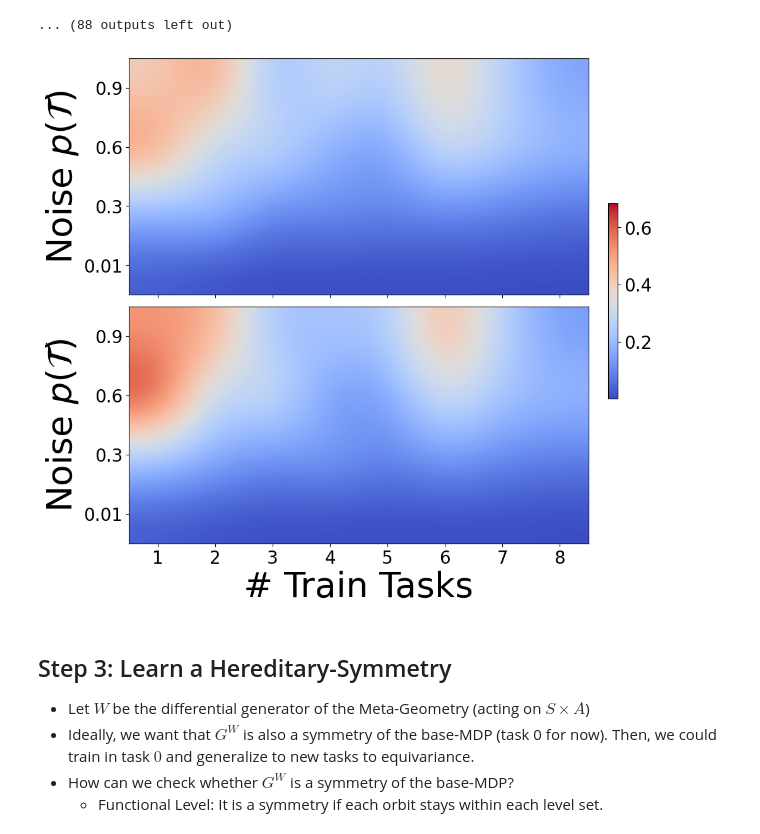
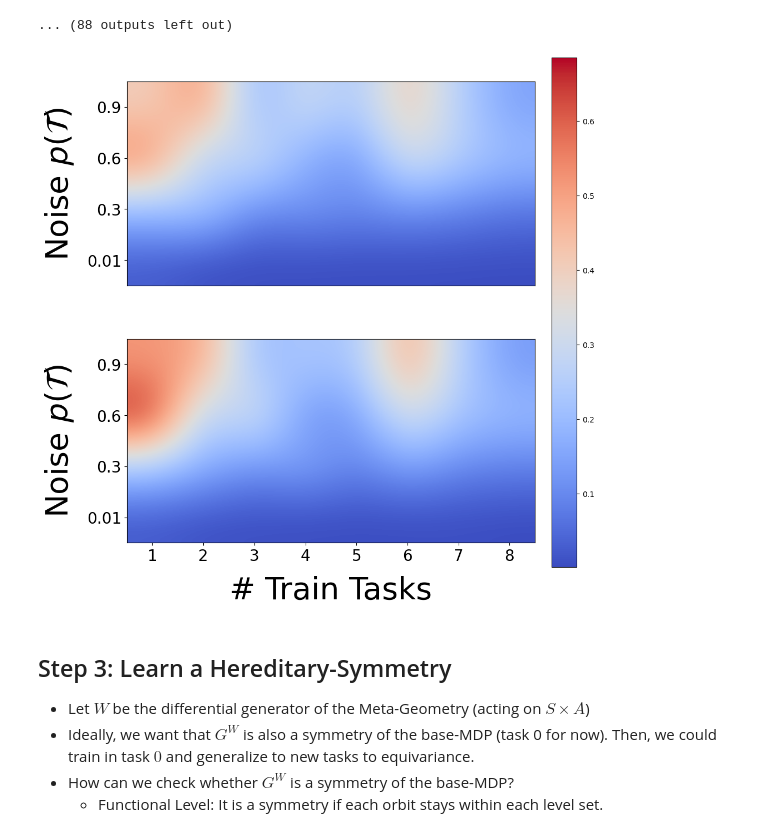
Before and after one commit to PaulNitschke/geo_meta_rl, a Jupyter notebook: differential_task_inference.ipynb, the cells around one changed output. Drawn from its saved outputs; the diff is of its cells as text; code cells hidden in the pictures.

```diff
--- a/differential_task_inference.ipynb
+++ b/differential_task_inference.ipynb
@@ -334,57 +334,70 @@ logm result may be inaccurate, approximate err = 1.7155402419594954e-07
 logm result may be inaccurate, approximate err = 9.309815011740288e-08
 ... (88 outputs left out)
 # %%
+import matplotlib.pyplot as plt
+import numpy as np
+
+# Assuming these variables are defined: SIGMA_NOISES, N_TASK_VALUES, all_losses_max, all_losses_min, LABEL_FONT_SIZE
+
 loss_max_matrix = np.zeros((len(SIGMA_NOISES), len(N_TASK_VALUES)))
 loss_min_matrix = np.zeros((len(SIGMA_NOISES), len(N_TASK_VALUES)))
 
 for (n_tasks, sigma_noise, loss) in all_losses_max:
     i = SIGMA_NOISES.index(sigma_noise)
     j = N_TASK_VALUES.index(n_tasks)
     loss_max_matrix[i, j] = loss
 
 for (n_tasks, sigma_noise, loss) in all_losses_min:
     i = SIGMA_NOISES.index(sigma_noise)
     j = N_TASK_VALUES.index(n_tasks)
     loss_min_matrix[i, j] = loss
 
-# Plotting with shared colorbar
+# Create figure: 2 heatmaps, each FIG_HEIGHT x FIG_HEIGHT
 fig, axes = plt.subplots(
     nrows=2,
+    figsize=(FIG_HEIGHT, FIG_HEIGHT),
     sharex=True,
-    figsize=(FIG_HEIGHT, FIG_HEIGHT),
-    gridspec_kw={"height_ratios": [1, 1], "hspace": 0.05}  # Smaller hspace
+    constrained_layout=True,  # <-- enables automatic spacing, better than tight_layout
+    gridspec_kw={"height_ratios": [1, 1], "hspace": 0.0}  # tighter vertical space
+)
+fig.subplots_adjust(
+    left=0.15,   # space for y-axis labels
+    right=0.9,  # add more space on the right
+    top=0.97,
+    bottom=0.1
 )
 
 cmap = 'coolwarm'
 vmin = min(loss_max_matrix.min(), loss_min_matrix.min())
 vmax = max(loss_max_matrix.max(), loss_min_matrix.max())
 
-# Heatmaps
-im1 = axes[0].imshow(loss_max_matrix, aspect='auto', cmap=cmap, origin='lower', vmin=vmin, vmax=vmax,
-                         interpolation='bicubic'  # Try 'bilinear' or 'gaussian' too
-                     )
-axes[0].set_ylabel('Noise $p(\mathcal{T})$', fontsize=2*LABEL_FONT_SIZE)
+# Plot top heatmap
+im1 = axes[0].imshow(loss_max_matrix, aspect='equal', cmap=cmap, origin='lower', vmin=vmin, vmax=vmax, interpolation='bicubic')
+axes[0].set_ylabel('Noise $p(\\mathcal{T})$', fontsize=2 * LABEL_FONT_SIZE, labelpad=15)
 axes[0].set_yticks(np.arange(len(SIGMA_NOISES)))
 axes[0].set_yticklabels(SIGMA_NOISES, fontsize=LABEL_FONT_SIZE)
+axes[0].tick_params(axis='x', which='both', bottom=False, labelbottom=False)
 
-im2 = axes[1].imshow(loss_min_matrix, aspect='auto', cmap=cmap, origin='lower', vmin=vmin, vmax=vmax,
-                                              interpolation='bicubic'  # Try 'bilinear' or 'gaussian' too
-                     )
-axes[1].set_xlabel('# Train Tasks', fontsize=2*LABEL_FONT_SIZE)
-axes[1].set_ylabel('Noise $p(\mathcal{T})$', fontsize=2*LABEL_FONT_SIZE)
+# Plot bottom heatmap
+im2 = axes[1].imshow(loss_min_matrix, aspect='equal', cmap=cmap, origin='lower', vmin=vmin, vmax=vmax, interpolation='bicubic')
+axes[1].set_ylabel('Noise $p(\\mathcal{T})$', fontsize=2 * LABEL_FONT_SIZE, labelpad=15)
+axes[1].set_xlabel('# Train Tasks', fontsize=2 * LABEL_FONT_SIZE, labelpad=15)
 axes[1].set_yticks(np.arange(len(SIGMA_NOISES)))
 axes[1].set_yticklabels(SIGMA_NOISES, fontsize=LABEL_FONT_SIZE)
 axes[1].set_xticks(np.arange(len(N_TASK_VALUES)))
 axes[1].set_xticklabels(N_TASK_VALUES, fontsize=LABEL_FONT_SIZE)
 
-# Shared colorbar
-cbar = fig.colorbar(im2, ax=axes, orientation='vertical', fraction=0.02, pad=0.04)
-cbar.ax.tick_params(labelsize=LABEL_FONT_SIZE)
+# Add a single colorbar outside the plots
+# Move colorbar further right
+cbar = fig.colorbar(im2, ax=axes, orientation='vertical', fraction=0.125, pad=0.04)  # increased pad
+plt.subplots_adjust(right=1.5)  # reduced right to create space
 
-plt.tight_layout()
+
+plt.subplots_adjust(right=0.79)  # Leave space for colorbar on the right
+plt.savefig("learn_G_noise.png", bbox_inches='tight', dpi=300)
 plt.show()
 # %% [output]
-[figure, old version]
+[figure, new version]
 # %% [markdown]
 ## Step 3: Learn a Hereditary-Symmetry
 
```
Also changed, not shown: parts of 3 cells of this notebook, 15 other files.
